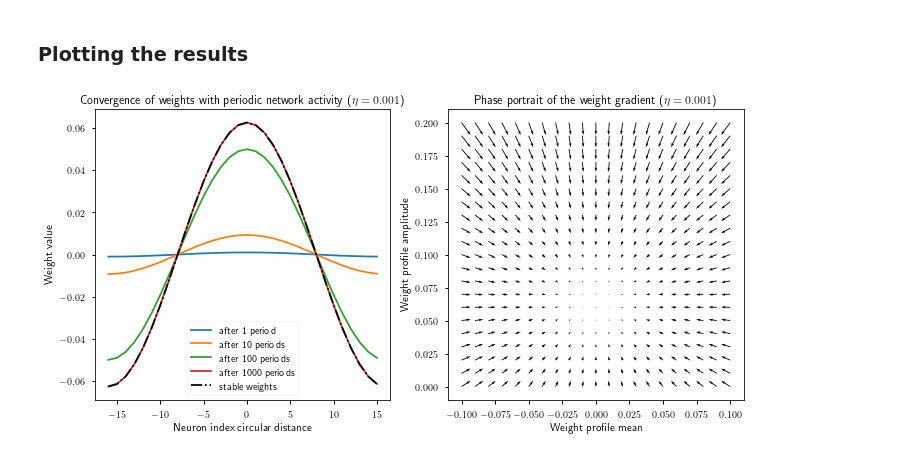
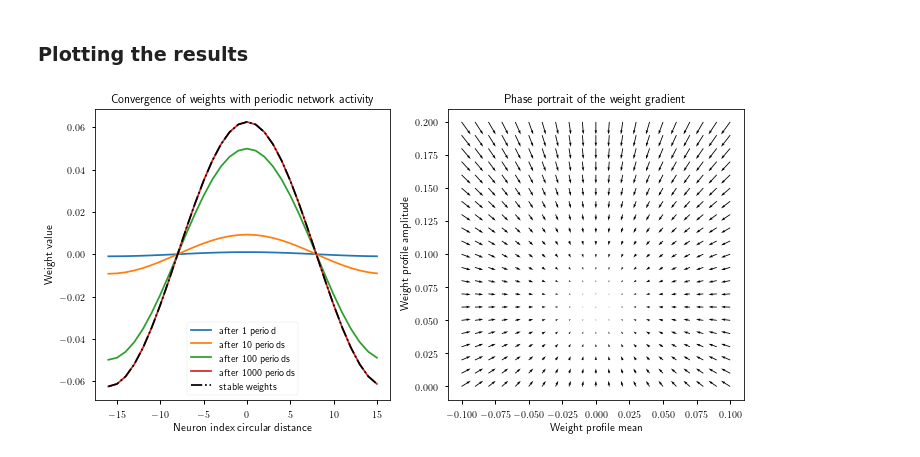
Before and after one commit to Dominic-DallOsto/insect-navigation-sinusoidal-optimality, a Jupyter notebook: sinusoidal Hebbian learning weights negative activity.ipynb, the cells around one changed output. Saved outputs shown, nothing was run; the diff lists cells and outputs as text; code cells hidden in the pictures.

```diff
--- a/sinusoidal Hebbian learning weights negative activity.ipynb
+++ b/sinusoidal Hebbian learning weights negative activity.ipynb
@@ -182,29 +182,30 @@ plt.show()
 # %% [markdown]
 ### Plotting the results
 # %%
-W, delta_W_trace, W_trace = simulate_and_plot_fixed_activity(np.tile(input, (1000,1)), plot=False, _lambda=_lambda, eta=0.001)
+eta=0.001
+W, delta_W_trace, W_trace = simulate_and_plot_fixed_activity(np.tile(input, (1000,1)), plot=False, _lambda=_lambda, eta=eta)
 
 fig, axs = plt.subplots(1, 2, figsize=(10,5))
 plt.sca(axs[0])
 plot_circulant_matrix_as_profile(W_trace[N*1-1,:,:], plot_stddev=False, roll=True, show=False)
 plot_circulant_matrix_as_profile(W_trace[N*10-1,:,:], plot_stddev=False, roll=True, show=False)
 plot_circulant_matrix_as_profile(W_trace[N*100-1,:,:], plot_stddev=False, roll=True, show=False)
 plot_circulant_matrix_as_profile(W_trace[N*1000-1,:,:], plot_stddev=False, roll=True, show=False)
 axs[0].plot(neuron_indices-N//2, np.roll(get_cosine_from_fourier_spectrum(fill_fourier_modes_up_to_N_without_DC(1, N)), N//2), 'k-.')
 axs[0].legend(['after 1 period','after 10 periods','after 100 periods','after 1000 periods','stable weights'])
 # handles, labels = axs[0].get_legend_handles_labels()
 # axs[0].legend(handles[::-1], labels[::-1])
-plt.title('Convergence of weights with periodic network activity ($\\eta=0.001$)')
+plt.title(f'Convergence of weights with periodic network activity')
 plt.ylabel('Weight value')
 plt.xlabel('Neuron index circular distance')
 
 plt.sca(axs[1])
 plt.quiver(mu_grid, amp_grid, mu_grad.T, amp_grad.T)
 plt.xlabel('Weight profile mean')
 plt.ylabel('Weight profile amplitude')
-plt.title('Phase portrait of the weight gradient ($\\eta=0.001$)')
+plt.title('Phase portrait of the weight gradient')
 plt.tight_layout()
 plt.savefig('plots/hebbian-learning-fixed-activity-negative-activity.pdf')
 plt.show()
 # %% [output]
-[figure, old version]
+[figure, new version]
```
Also changed, not shown: 3 other files.
